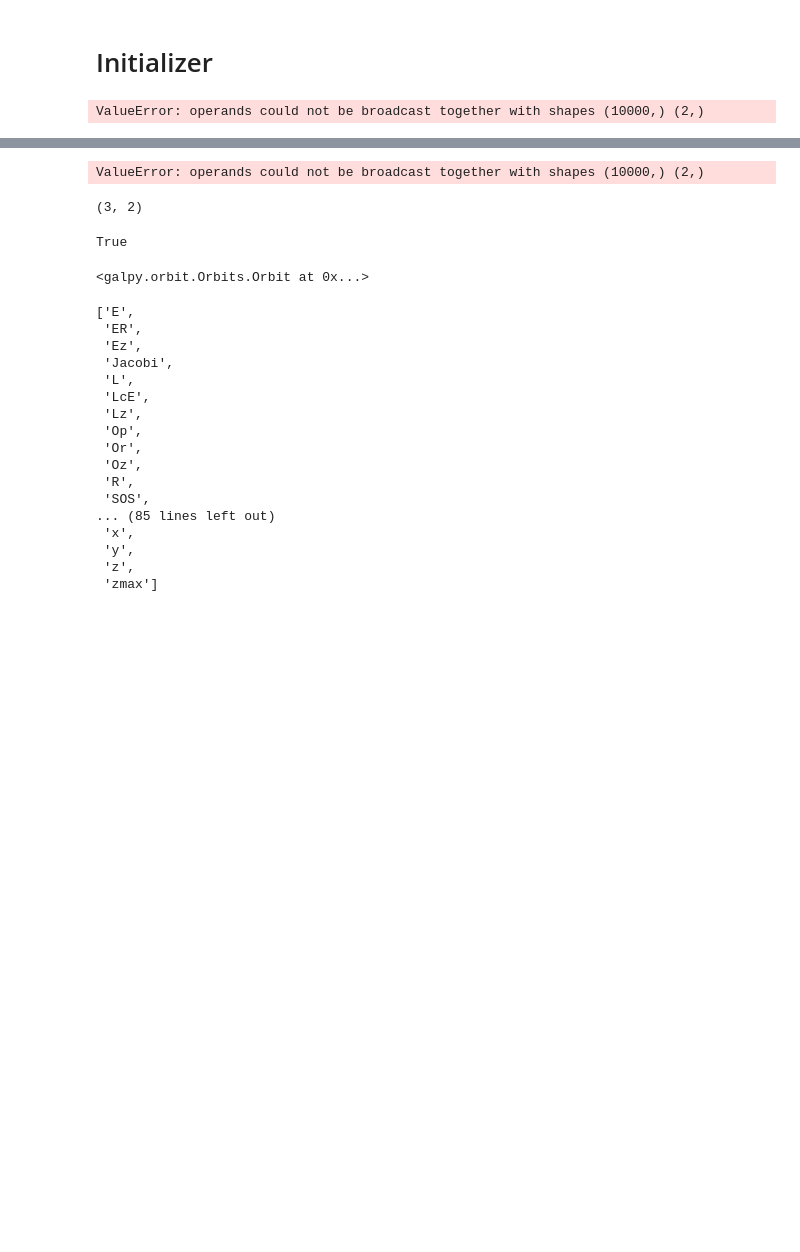
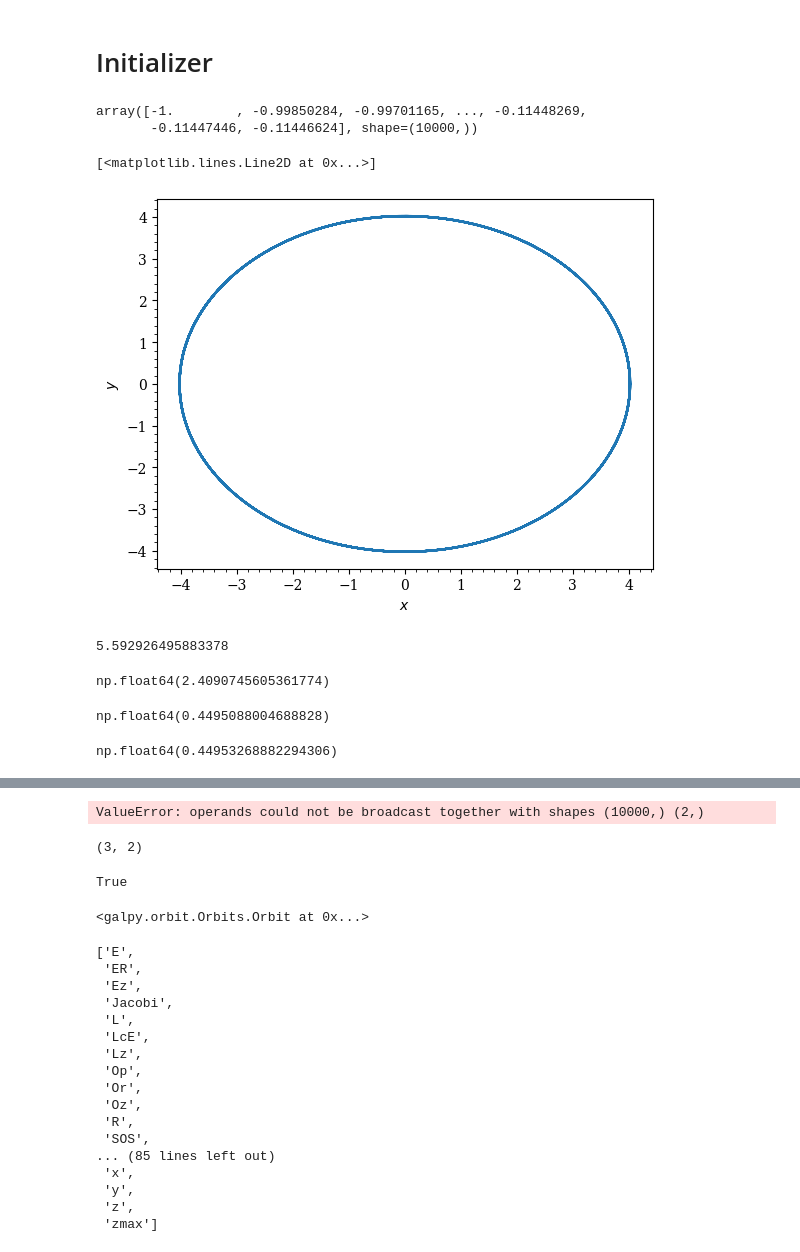
Before and after one commit to sgpfaff/suiteOrbits, a Jupyter notebook: suiteorbits/suite/testing.ipynb, the cells around one changed output, grey strips where cells are left out. Saved outputs shown, nothing was run; the diff lists cells and outputs as text; code cells hidden in the pictures; blank space fills up the shorter version.

```diff
--- a/suiteorbits/suite/testing.ipynb
+++ b/suiteorbits/suite/testing.ipynb
@@ -25,9 +27,40 @@ from galpy.potential import NFWPotential
 # %%
 #from .initializers import varyE_fixLz
 # %%
-E_range = np.array([0.5, 1.5])
-Lz = 1.0
-pot = NFWPotential(normalize=1)
-varyE_fixLz(E_range, Lz, pot)
+E_range = np.array([-0.3, -0.2])
+n_orbits = 10
+E_list = np.linspace(E_range[0], E_range[1], n_orbits)
+pot = NFWPotential()
+Lz = pot.LcE(E_list[0])
+orbit = varyE_fixLz(E_range, n_orbits, Lz, pot)
-# %% [output]
-ValueError: operands could not be broadcast together with shapes (10000,) (2,)
+# %%
+r_list = np.linspace(0, 30, 10000)
+pot(r_list,0)
+# %% [output]
+array([-1.        , -0.99850284, -0.99701165, ..., -0.11448269,
+       -0.11447446, -0.11446624], shape=(10000,))
+# %%
+r = r_list[np.argmin(np.abs(pot(r_list,0)+ 0.5*(Lz/r_list)**2-E_list[0]))]
+ts = np.linspace(0, 1000, 1000)
+orbit = Orbit([r, 0, Lz/r, 0, 0, 0])#varyE_fixLz(E, n_orbits, Lz, pot)
+orbit.integrate(ts, pot=pot)
+orbit.plot(d1='x', d2='y')
+# %% [output]
+[<matplotlib.lines.Line2D at 0x...>]
+[figure, added]
+# %%
+pot.rE(E_list[5])
+# %% [output]
+5.592926495883378
+# %%
+pot.LcE(E_list[5])
+# %% [output]
+np.float64(2.4090745605361774)
+# %%
+Lz/r
+# %% [output]
+np.float64(0.4495088004688828)
+# %%
+pot.vcirc(r)
+# %% [output]
+np.float64(0.44953268882294306)
```
Also changed, not shown: parts of 51 cells of this notebook, 2 other files.
